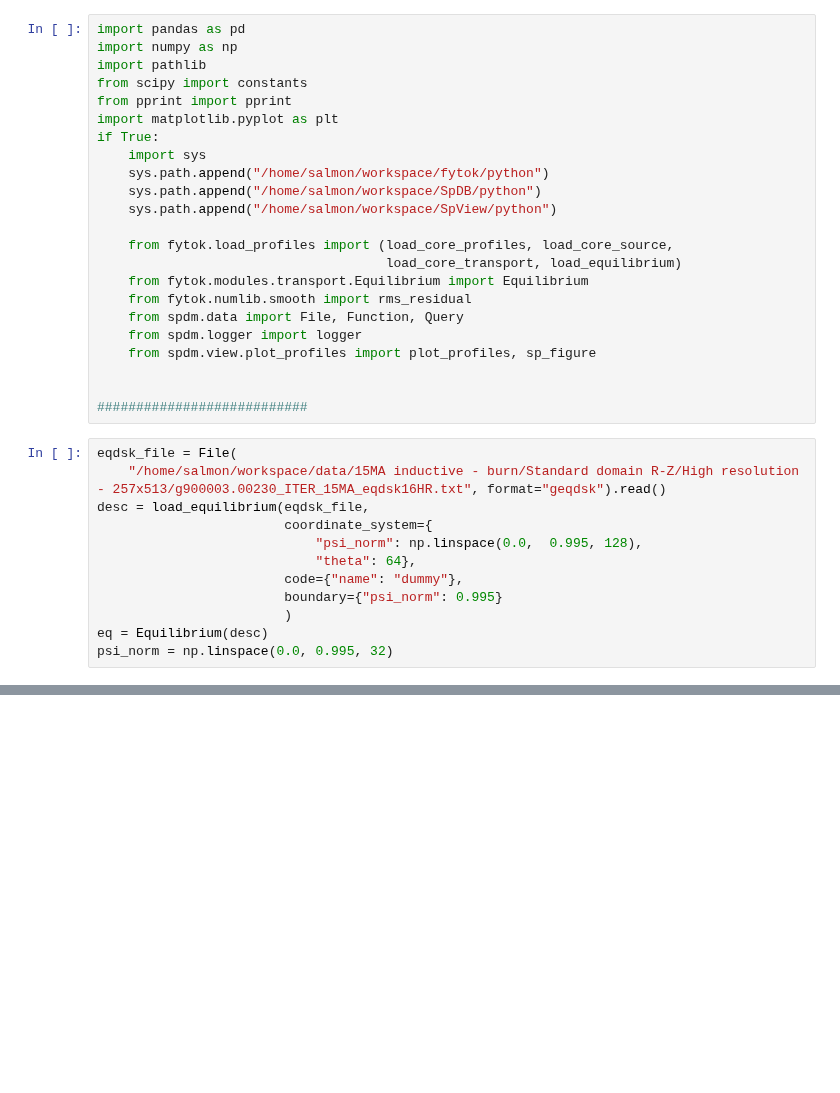
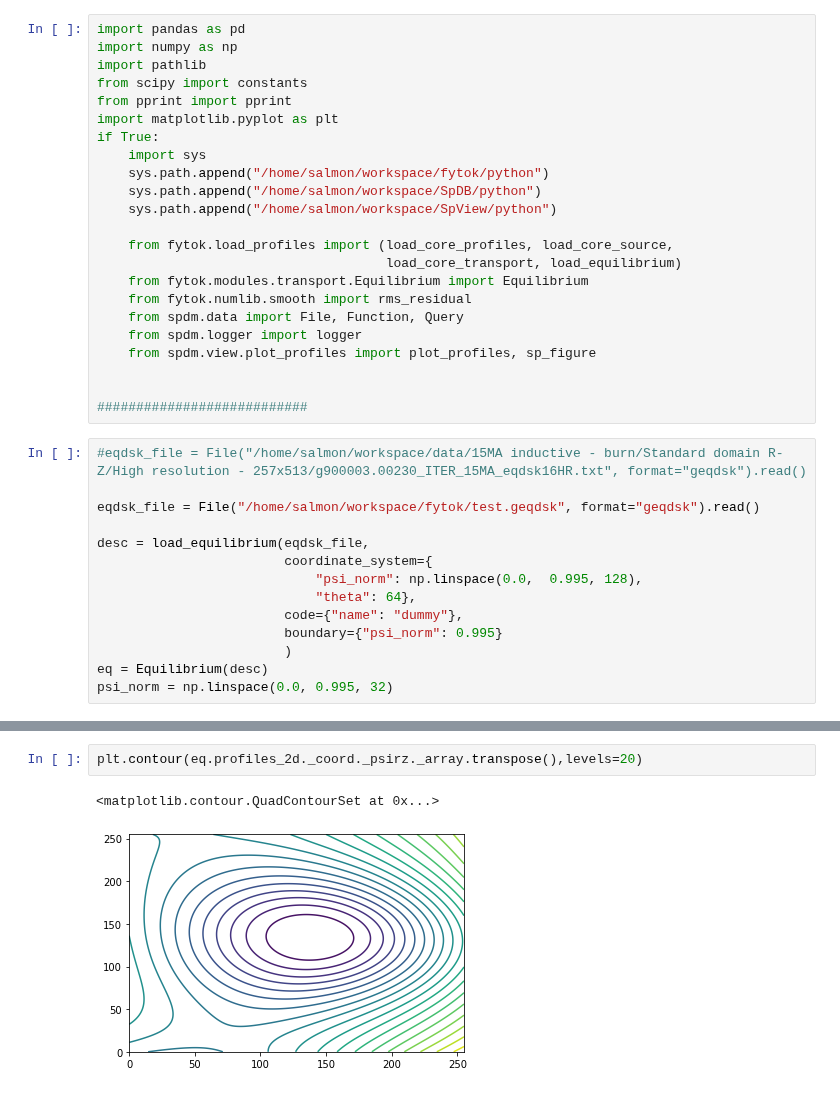
Before and after one commit to fusion-yun/fytok_old, a Jupyter notebook: examples/demo_eq.ipynb, the cells around one changed output, grey strips where cells are left out. Drawn from its saved outputs; the diff is of its cells as text; blank space fills up the shorter version.

```diff
--- a/examples/demo_eq.ipynb
+++ b/examples/demo_eq.ipynb
@@ -22,8 +22,10 @@ if True:
 
 ###########################
 # %%
-eqdsk_file = File(
-    "/home/salmon/workspace/data/15MA inductive - burn/Standard domain R-Z/High resolution - 257x513/g900003.00230_ITER_15MA_eqdsk16HR.txt", format="geqdsk").read()
+#eqdsk_file = File("/home/salmon/workspace/data/15MA inductive - burn/Standard domain R-Z/High resolution - 257x513/g900003.00230_ITER_15MA_eqdsk16HR.txt", format="geqdsk").read()
+
+eqdsk_file = File("/home/salmon/workspace/fytok/test.geqdsk", format="geqdsk").read()
+
 desc = load_equilibrium(eqdsk_file,
                         coordinate_system={
                             "psi_norm": np.linspace(0.0,  0.995, 128),
@@ -138,0 +41,5 @@ fig=plot_profiles(
+# %%
+plt.contour(eq.profiles_2d._coord._psirz._array.transpose(),levels=20)
+# %% [output]
+<matplotlib.contour.QuadContourSet at 0x...>
+[figure, added]
```
Also changed, not shown: parts of 7 cells of this notebook, 3 other files.
